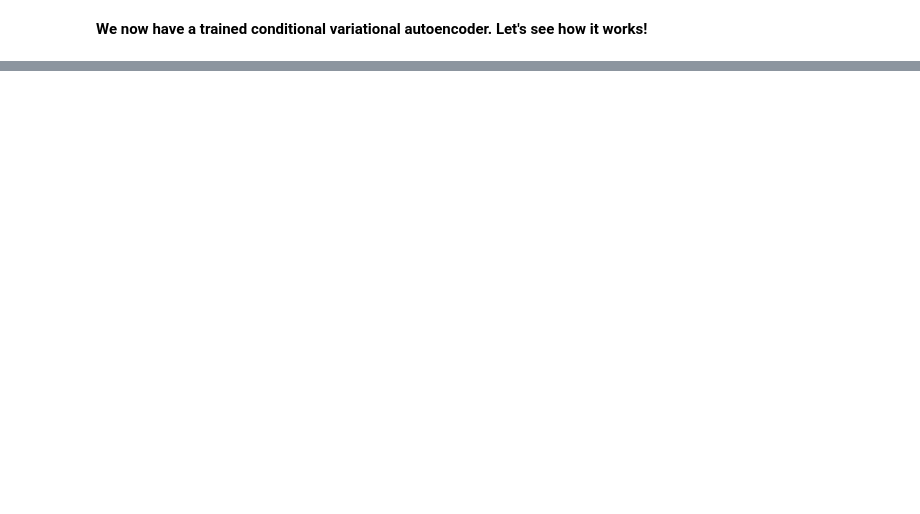
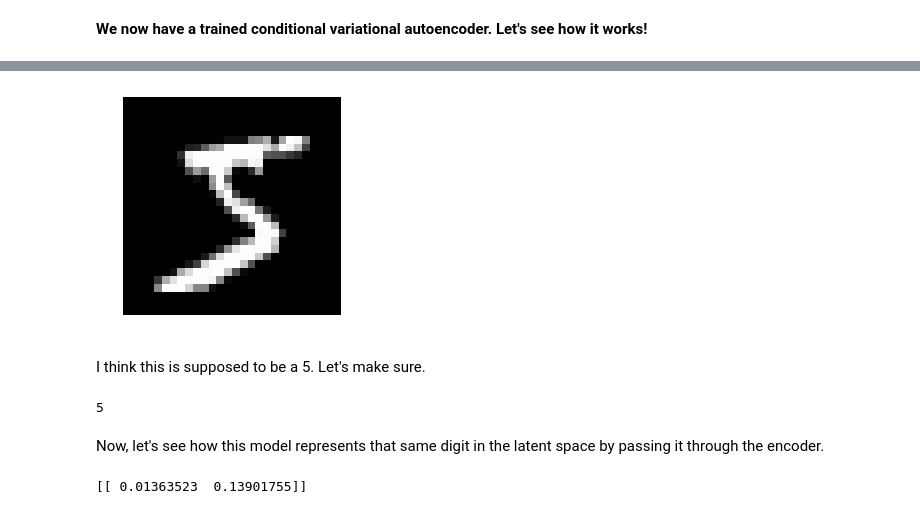
Before and after one commit to nnormandin/Conditional_VAE, a Jupyter notebook: Conditional_VAE.ipynb, the cells around one changed output, grey strips where cells are left out. Drawn from its saved outputs; the diff is of its cells as text; code cells hidden in the pictures; blank space fills up the shorter version.

```diff
--- a/Conditional_VAE.ipynb
+++ b/Conditional_VAE.ipynb
@@ -164,0 +182,18 @@ Epoch 2/2
+# %%
+plt.imshow(X_train[0].reshape(28, 28), cmap = plt.cm.gray), axis('off')
+plt.show()
+# %% [output]
+[figure, added]
+# %% [markdown]
+I think this is supposed to be a 5. Let's make sure.
+# %%
+print(Y_train[0])
+# %% [output]
+5
+# %% [markdown]
+Now, let's see how this model represents that same digit in the latent space by passing it through the encoder.
+# %%
+encoded_X0 = encoder.predict([X_train[0].reshape((1, 784)), y_train[0].reshape((1, 10))])
+print(encoded_X0)
+# %% [output]
+[[ 0.01363523  0.13901755]]
```
Also changed, not shown: parts of 24 cells of this notebook.
